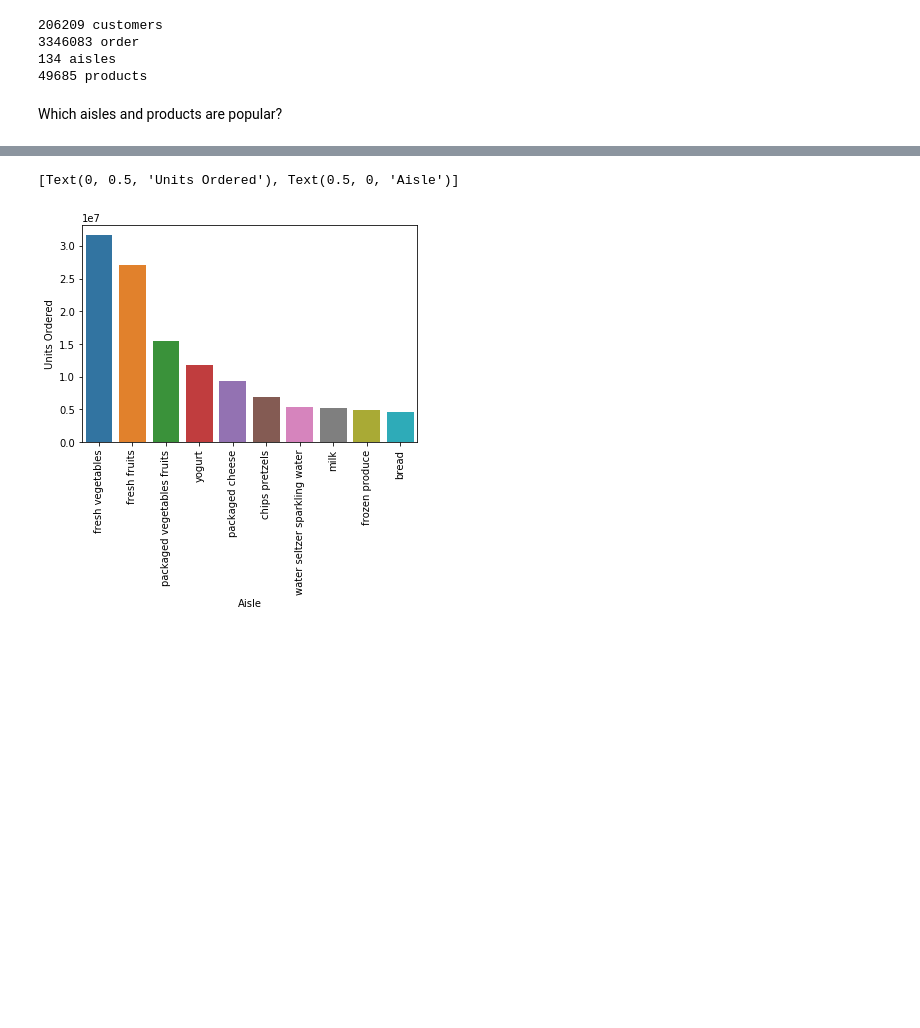
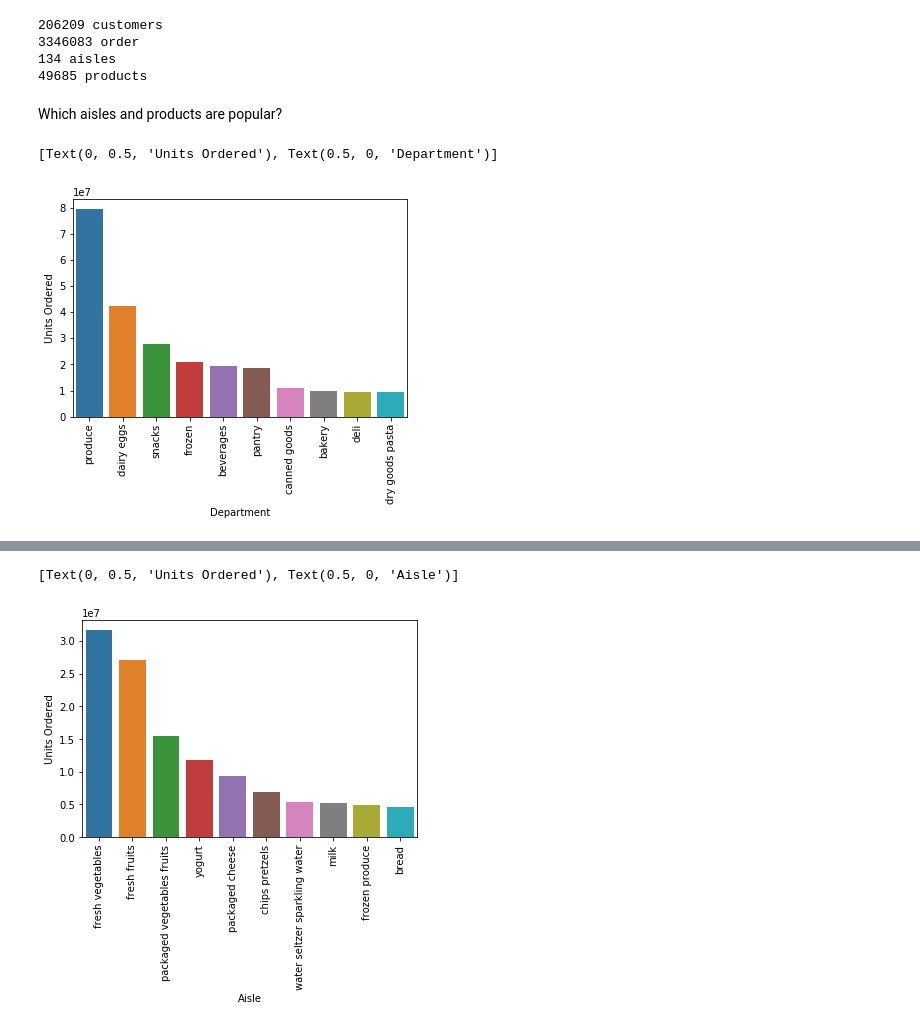
Before and after one commit to ellmanalex/instacart_basket_analysis, a Jupyter notebook: instacart_eda.ipynb, the cells around one changed output, grey strips where cells are left out. Cells and saved outputs as stored; diff of their text form; code cells hidden in the pictures; blank space fills up the shorter version.

```diff
--- a/instacart_eda.ipynb
+++ b/instacart_eda.ipynb
@@ -76,3 +76,12 @@ print(str(len(all_orders.product_id.unique())) +' products')
 49685 products
 # %% [markdown]
 Which aisles and products are popular?
+# %%
+# most popular departments in terms of units ordered
+
+x = sns.barplot(data = all_orders.groupby('department')['add_to_cart_order'].sum().sort_values(ascending = False).reset_index()[0:10], x = 'department', y = 'add_to_cart_order')
+x.set_xticklabels(x.get_xticklabels(), rotation = 90)
+x.set(xlabel = 'Department', ylabel = 'Units Ordered')
+# %% [output]
+[Text(0, 0.5, 'Units Ordered'), Text(0.5, 0, 'Department')]
+[figure, added]
```
Also changed, not shown: parts of 4 cells of this notebook.
